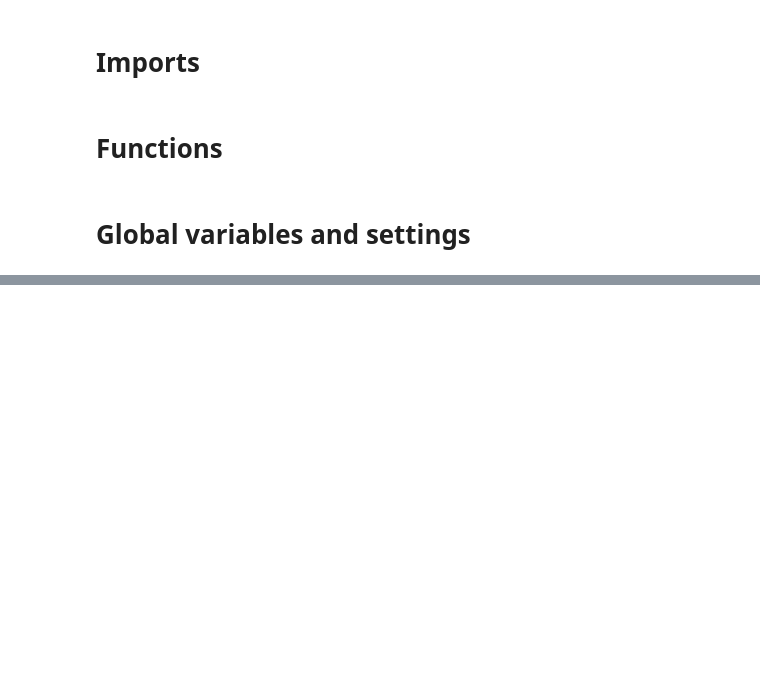
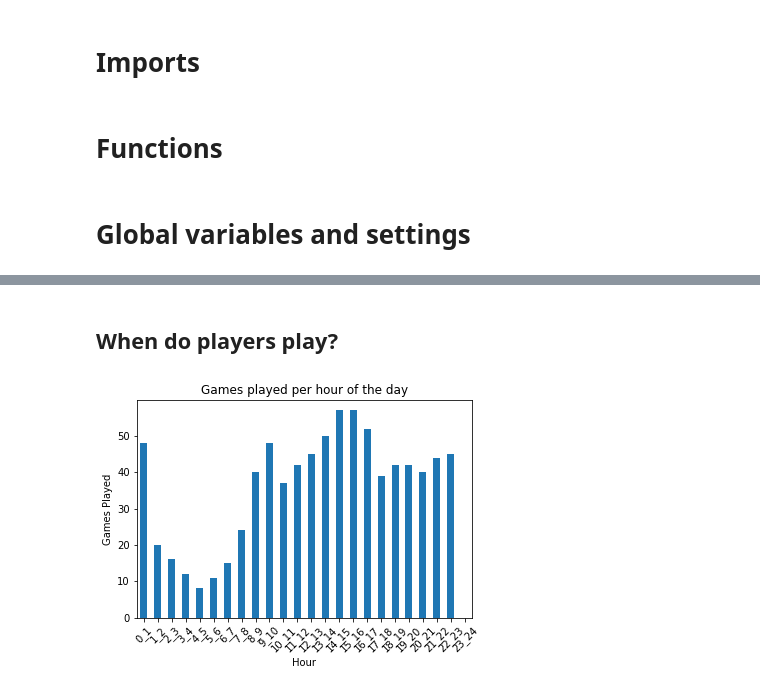
Before and after one commit to ryandamen/tilt, a Jupyter notebook: src/tilt.ipynb, the cells around one changed output, grey strips where cells are left out. Drawn from its saved outputs; the diff is of its cells as text; code cells hidden in the pictures; blank space fills up the shorter version.

```diff
--- a/src/tilt.ipynb
+++ b/src/tilt.ipynb
@@ -447,0 +478,33 @@ sumo_info.head()
+# %% [markdown]
+## When do players play?
+# %%
+# Games played during each hour of the day
+
+# Retrieve hour of the day from epoch
+sumo_info["hour"] = pd.to_datetime(sumo_info["game_make"], unit = "ms").dt.hour
+# Create bins
+time_bins = np.arange(0, 25, 1) # 24 hours
+# Labels for bins
+labels = []
+for time in time_bins:
+    labels.append(f"{time_bins[time]}_{time_bins[time] + 1}")
+labels = labels[0:-1]
+# Bin the data
+sumo_info["time_bins"] = pd.cut(sumo_info["hour"], bins=time_bins, labels=labels, include_lowest=True)
+
+# Calculate how many people play at what hour of the day
+df_time_play = sumo_info.groupby(["time_bins"]).size().to_frame("size").reset_index()
+
+# Plot the graph
+ax = df_time_play.plot(x="time_bins",
+                  y="size",
+                  kind="bar",
+                  title="Games played per hour of the day",
+                  legend=False,
+                  xlabel="Hour",
+                  ylabel="Games Played")
+# Rotate X_axis label 45 degree
+plt.xticks(rotation=45)
+plt.show()
+# %% [output]
+[figure, added]
```
Also changed, not shown: parts of 22 cells of this notebook.
